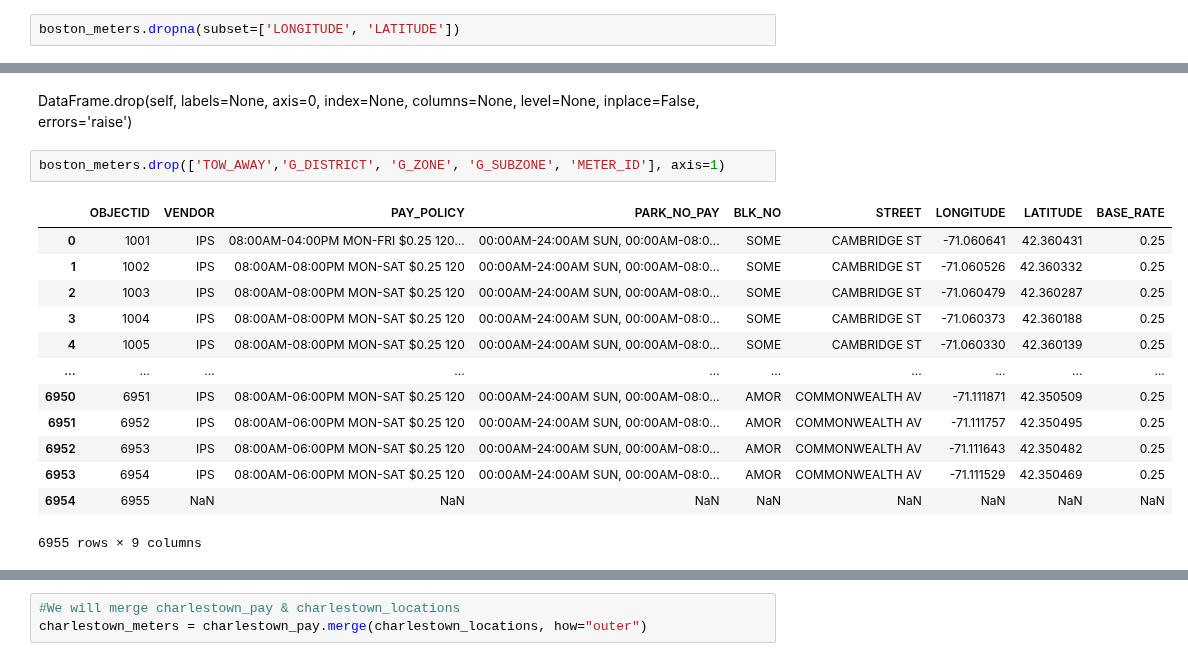
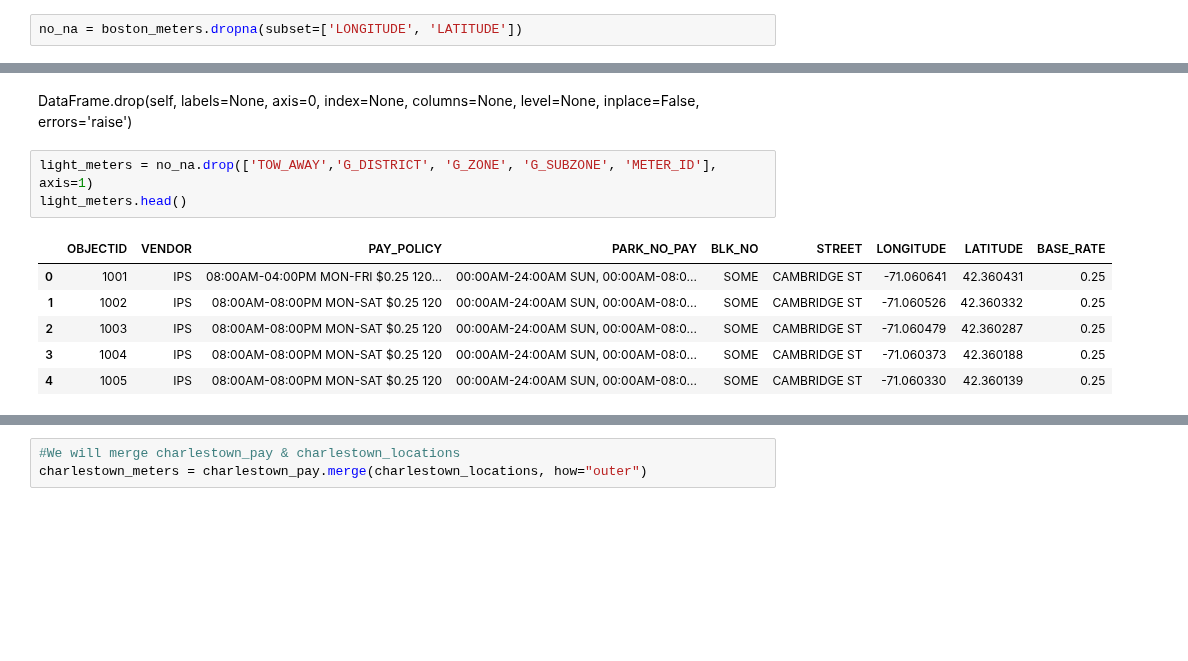
Before and after one commit to viymak/data-cleaning-python, a Jupyter notebook: Boston_Parking.ipynb, the cells around one changed output, grey strips where cells are left out. Saved outputs shown, nothing was run; the diff lists cells and outputs as text; blank space fills up the shorter version.

```diff
--- a/Boston_Parking.ipynb
+++ b/Boston_Parking.ipynb
@@ -150,4 +150,4 @@ Since we will ultimately be putting this data on a map, we would like to drop al
 Syntax:
 *`DataFrame`*`.dropna(axis=0, how='any', thresh=None, subset=None, inplace=False)`
 # %%
-boston_meters.dropna(subset=['LONGITUDE', 'LATITUDE'])
+no_na = boston_meters.dropna(subset=['LONGITUDE', 'LATITUDE'])
@@ -168,21 +154,15 @@ boston_meters.dropna(subset=['LONGITUDE', 'LATITUDE'])
 # %% [markdown]
 DataFrame.drop(self, labels=None, axis=0, index=None, columns=None, level=None, inplace=False, errors='raise')
 # %%
-boston_meters.drop(['TOW_AWAY','G_DISTRICT', 'G_ZONE', 'G_SUBZONE', 'METER_ID'], axis=1)
+light_meters = no_na.drop(['TOW_AWAY','G_DISTRICT', 'G_ZONE', 'G_SUBZONE', 'METER_ID'], axis=1)
+light_meters.head()
 # %% [output]
 |  | OBJECTID | VENDOR | PAY_POLICY | PARK_NO_PAY | BLK_NO | STREET | LONGITUDE | LATITUDE | BASE_RATE |
 | 0 | 1001 | IPS | 08:00AM-04:00PM MON-FRI $0.25 120... | 00:00AM-24:00AM SUN, 00:00AM-08:0... | SOME | CAMBRIDGE ST | -71.060641 | 42.360431 | 0.25 |
 | 1 | 1002 | IPS | 08:00AM-08:00PM MON-SAT $0.25 120 | 00:00AM-24:00AM SUN, 00:00AM-08:0... | SOME | CAMBRIDGE ST | -71.060526 | 42.360332 | 0.25 |
 | 2 | 1003 | IPS | 08:00AM-08:00PM MON-SAT $0.25 120 | 00:00AM-24:00AM SUN, 00:00AM-08:0... | SOME | CAMBRIDGE ST | -71.060479 | 42.360287 | 0.25 |
 | 3 | 1004 | IPS | 08:00AM-08:00PM MON-SAT $0.25 120 | 00:00AM-24:00AM SUN, 00:00AM-08:0... | SOME | CAMBRIDGE ST | -71.060373 | 42.360188 | 0.25 |
 | 4 | 1005 | IPS | 08:00AM-08:00PM MON-SAT $0.25 120 | 00:00AM-24:00AM SUN, 00:00AM-08:0... | SOME | CAMBRIDGE ST | -71.060330 | 42.360139 | 0.25 |
-| ... | ... | ... | ... | ... | ... | ... | ... | ... | ... |
-| 6950 | 6951 | IPS | 08:00AM-06:00PM MON-SAT $0.25 120 | 00:00AM-24:00AM SUN, 00:00AM-08:0... | AMOR | COMMONWEALTH AV | -71.111871 | 42.350509 | 0.25 |
-| 6951 | 6952 | IPS | 08:00AM-06:00PM MON-SAT $0.25 120 | 00:00AM-24:00AM SUN, 00:00AM-08:0... | AMOR | COMMONWEALTH AV | -71.111757 | 42.350495 | 0.25 |
-| 6952 | 6953 | IPS | 08:00AM-06:00PM MON-SAT $0.25 120 | 00:00AM-24:00AM SUN, 00:00AM-08:0... | AMOR | COMMONWEALTH AV | -71.111643 | 42.350482 | 0.25 |
-| 6953 | 6954 | IPS | 08:00AM-06:00PM MON-SAT $0.25 120 | 00:00AM-24:00AM SUN, 00:00AM-08:0... | AMOR | COMMONWEALTH AV | -71.111529 | 42.350469 | 0.25 |
-| 6954 | 6955 | NaN | NaN | NaN | NaN | NaN | NaN | NaN | NaN |
-6955 rows × 9 columns
 # %% [markdown]
 ##### Merging Dataframes
 
```
Also changed, not shown: parts of 8 cells of this notebook.
